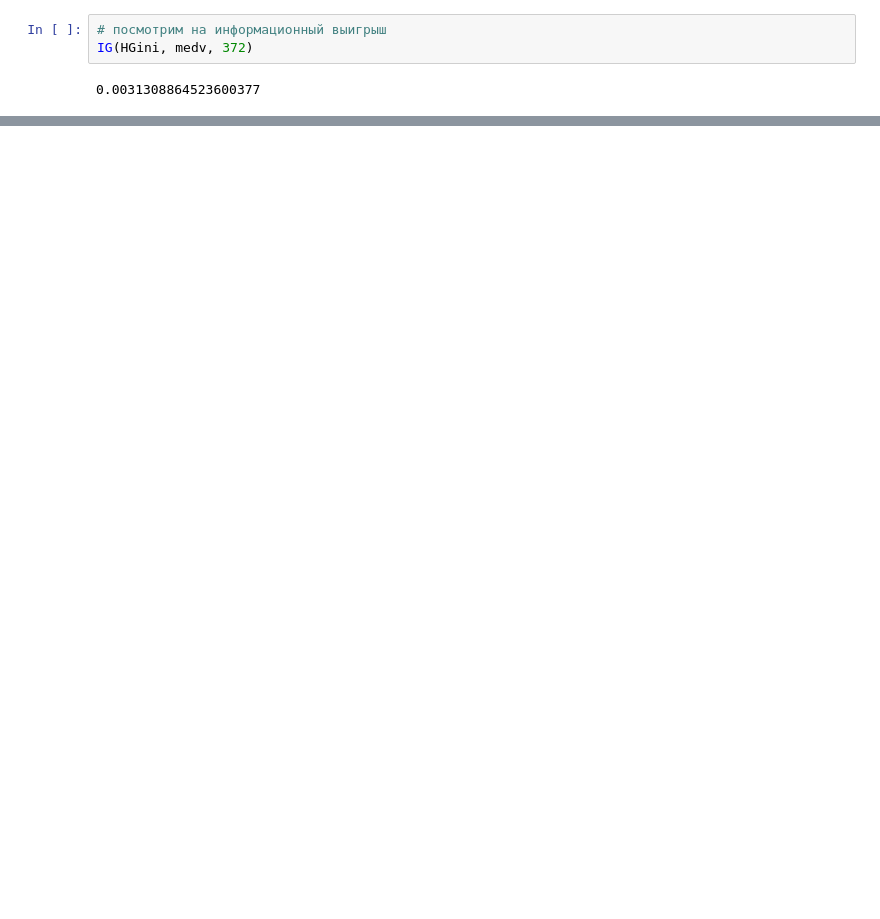
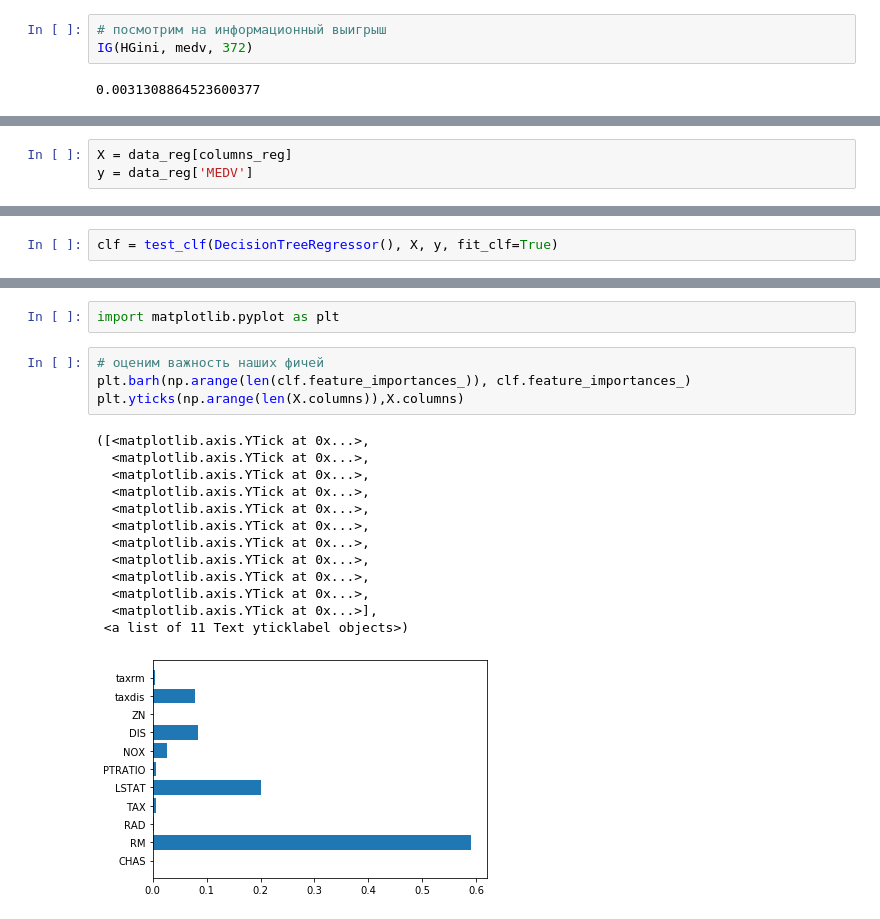
Before and after one commit to Miraterekhova/ml_dz, a Jupyter notebook: decision_trees.ipynb, the cells around one changed output, grey strips where cells are left out. Saved outputs shown, nothing was run; the diff lists cells and outputs as text; blank space fills up the shorter version.

```diff
--- a/decision_trees.ipynb
+++ b/decision_trees.ipynb
@@ -215,0 +224,3 @@ IG(HGini, medv, 372)
+# %%
+X = data_reg[columns_reg]
+y = data_reg['MEDV']
@@ -215,0 +242,2 @@ IG(HGini, medv, 372)
+# %%
+clf = test_clf(DecisionTreeRegressor(), X, y, fit_clf=True)
@@ -215,0 +259,20 @@ IG(HGini, medv, 372)
+# %%
+import matplotlib.pyplot as plt
+# %%
+# оценим важность наших фичей
+plt.barh(np.arange(len(clf.feature_importances_)), clf.feature_importances_)
+plt.yticks(np.arange(len(X.columns)),X.columns)
+# %% [output]
+([<matplotlib.axis.YTick at 0x...>,
+  <matplotlib.axis.YTick at 0x...>,
+  <matplotlib.axis.YTick at 0x...>,
+  <matplotlib.axis.YTick at 0x...>,
+  <matplotlib.axis.YTick at 0x...>,
+  <matplotlib.axis.YTick at 0x...>,
+  <matplotlib.axis.YTick at 0x...>,
+  <matplotlib.axis.YTick at 0x...>,
+  <matplotlib.axis.YTick at 0x...>,
+  <matplotlib.axis.YTick at 0x...>,
+  <matplotlib.axis.YTick at 0x...>],
+ <a list of 11 Text yticklabel objects>)
+[figure, added]
```
Also changed, not shown: parts of 9 cells of this notebook.
